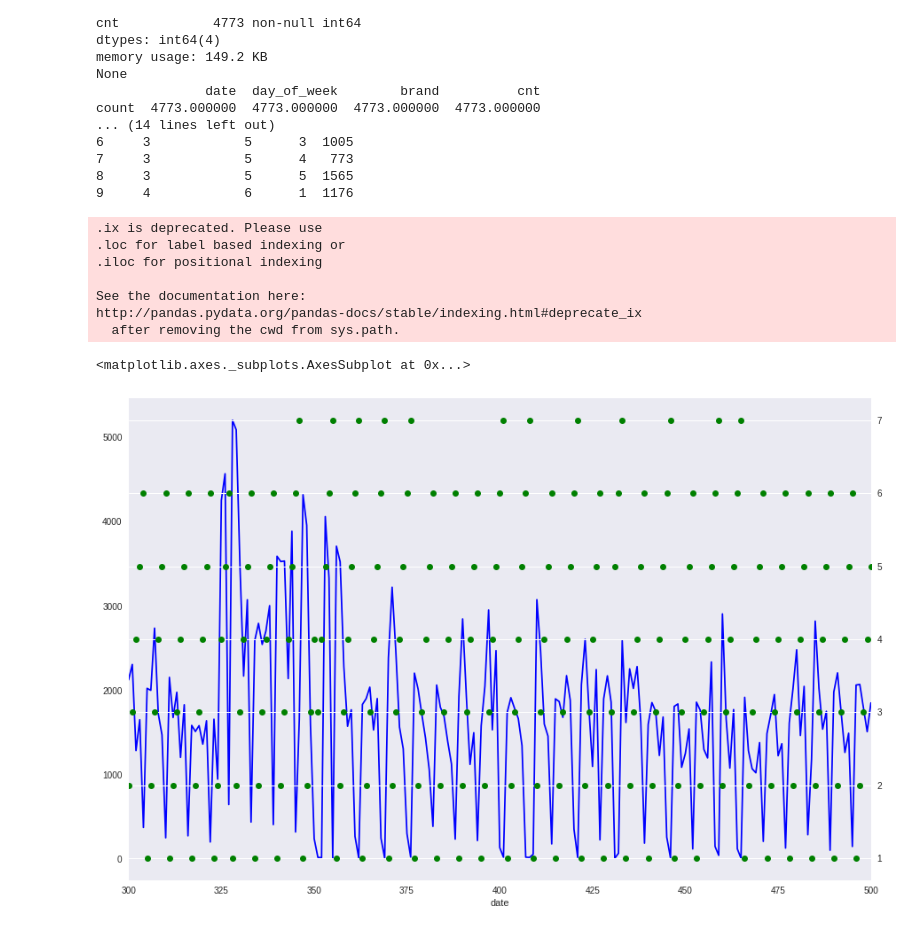
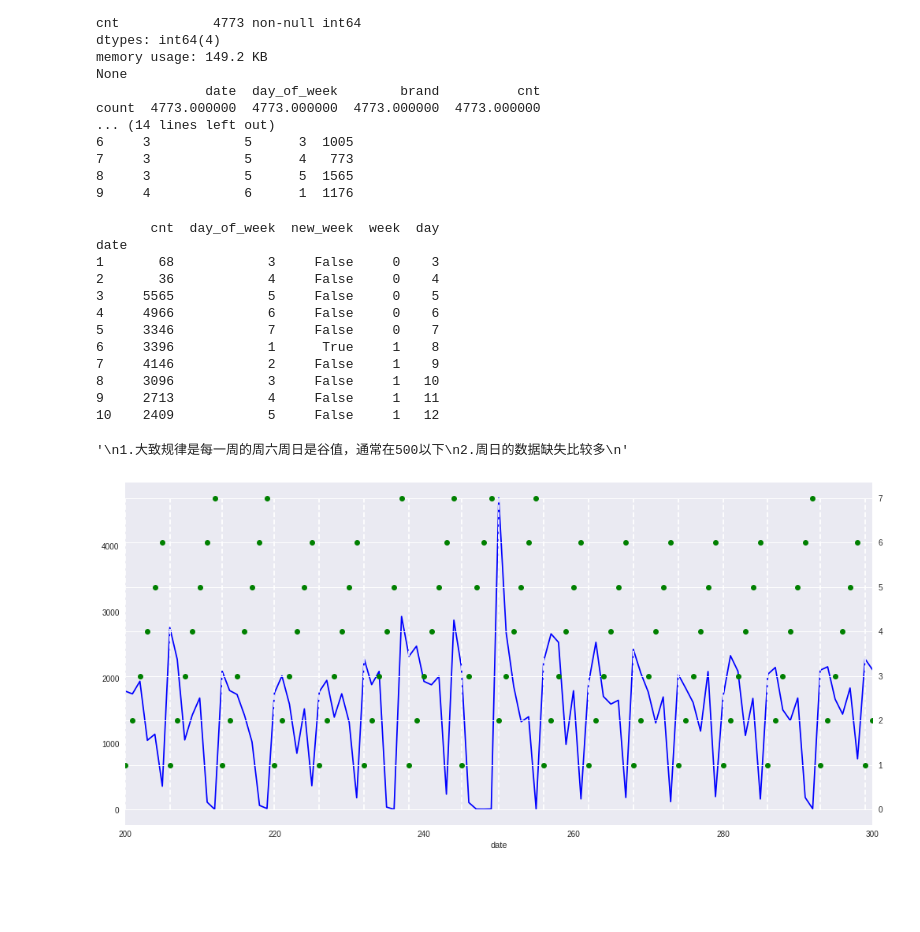
Before and after one commit to YunaQiu/yancheng_borad, a Jupyter notebook: analysis.ipynb, the cells around one changed output. Cells and saved outputs as stored; diff of their text form; code cells hidden in the pictures; blank space fills up the shorter version.

```diff
--- a/analysis.ipynb
+++ b/analysis.ipynb
@@ -36,19 +36,49 @@ count  4773.000000  4773.000000  4773.000000  4773.000000
 7     3            5      4   773
 8     3            5      5  1565
 9     4            6      1  1176
+# %%
+# 标记周数
+def tickWeek(df, start):
+    preVal = df[:-1]['day_of_week'].values
+    preVal = np.insert(preVal, 0, preVal[0]-1)
+    df['new_week'] = (preVal >= df.day_of_week)
+    weekList = list()
+    week = start
+    for item in df['new_week']:
+        week += (1 if item else 0)
+        weekList.append(week)
+    df['week'] = weekList
+    return df
+# %%
+# 标记周数+修正日期
+dataDf = pd.pivot_table(df,index=["date"], values=["cnt","day_of_week"], aggfunc={"cnt":np.sum, "day_of_week": np.max})
+dataDf = tickWeek(dataDf, 0)
+dataDf['day'] = dataDf['week']*7 + dataDf['day_of_week']
+print(dataDf.head(10))
+# %% [output]
+       cnt  day_of_week  new_week  week  day
+date
+1       68            3     False     0    3
+2       36            4     False     0    4
+3     5565            5     False     0    5
+4     4966            6     False     0    6
+5     3346            7     False     0    7
+6     3396            1      True     1    8
+7     4146            2     False     1    9
+8     3096            3     False     1   10
+9     2713            4     False     1   11
+10    2409            5     False     1   12
 # %%
 # 日期与上排量曲线
-dataDf = pd.pivot_table(df,index=["date"], values=["cnt","day_of_week"], aggfunc={"cnt":np.sum, "day_of_week": np.max})
-fig, ax = plt.subplots(figsize=(15,10))
-dataDf.ix[300:500, 'cnt'].plot(ax=ax, style='b-')
-dataDf.ix[300:500, 'day_of_week'].plot(ax=ax, style='go', secondary_y=True)
+drawDf = dataDf.loc[200:300]
+fig, ax = plt.subplots(figsize=(17,8))
+drawDf['cnt'].plot(ax=ax, style='b-')
+drawDf['day_of_week'].plot(ax=ax, style='go', secondary_y=True)
+plt.vlines(x=drawDf[drawDf.new_week].index,ymin=0,ymax=7,colors='w',linestyles='dashed')
+'''
+1.大致规律是每一周的周六周日是谷值，通常在500以下
+2.周日的数据缺失比较多
+'''
 # %% [output]
-.ix is deprecated. Please use
-.loc for label based indexing or
-.iloc for positional indexing
-
-See the documentation here:
-http://pandas.pydata.org/pandas-docs/stable/indexing.html#deprecate_ix
-  after removing the cwd from sys.path.
+'\n1.大致规律是每一周的周六周日是谷值，通常在500以下\n2.周日的数据缺失比较多\n'
-<matplotlib.axes._subplots.AxesSubplot at 0x...>
-[figure, old version]
+[figure, new version]
```
Also changed, not shown: parts of 11 cells of this notebook.
